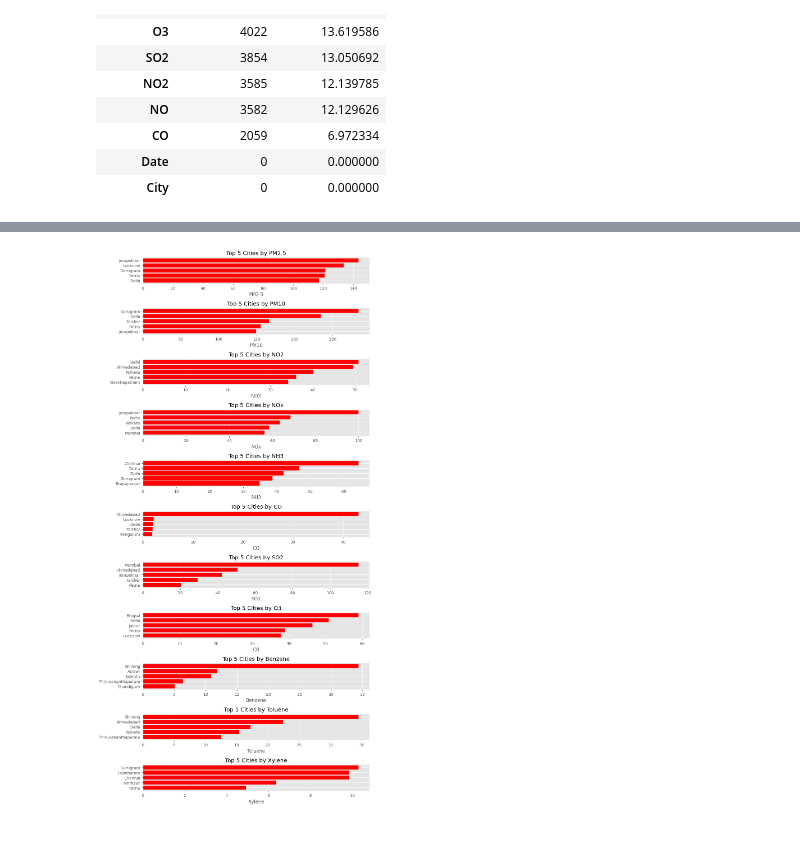
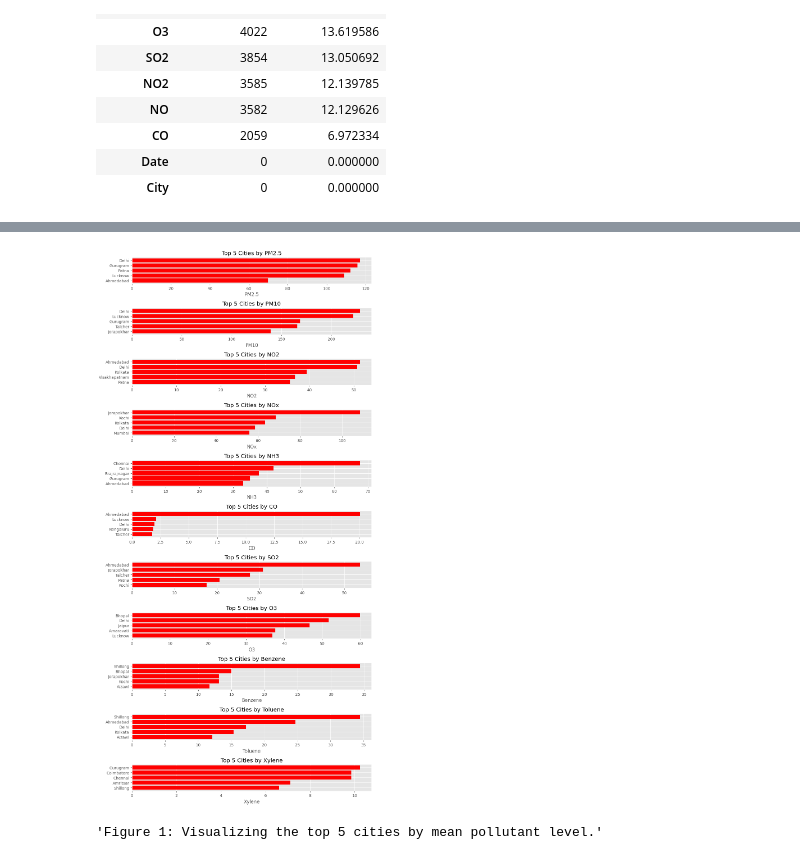
Before and after one commit to Medynal/Pollution, a Jupyter notebook: pollution_(2).ipynb, the cells around one changed output, grey strips where cells are left out. Cells and saved outputs as stored; diff of their text form; code cells hidden in the pictures.

```diff
--- a/pollution_(2).ipynb
+++ b/pollution_(2).ipynb
@@ -57 +59,9 @@ pollution_df
 29531 rows × 16 columns
+# %%
+#Handling Duplicates
+duplicate= pollution_df.duplicated().sum()
+if duplicate > 0:
+  pollution_df.drop_duplicates(inplace= True)
+  print(f'{duplicate} duplicates have been removed')
+else:
+  print('No duplicates found')
@@ -123,7 +225 @@ plt.show()
 pollution_df= pollution_df.sort_values(['City', 'Date'],ascending= [True, True])
-# %%
-pollutants = ["PM2.5","PM10","NO","NO2","NOx","NH3","CO","SO2","O3",
-              "Benzene","Toluene","Xylene", "AQI", "AQI_Bucket"]
-
-pollution_df[pollutants] = pollution_df.groupby(['City', 'year'])[pollutants].ffill().bfill()
-pollution_df.isna().sum()
@@ -148,0 +238,25 @@ dtype: int64
+# %%
+#handling Missing Values: pollutants and AQI
+pollutants = ["PM2.5","PM10","NO","NO2","NOx","NH3","CO","SO2","O3",
+              "Benzene","Toluene","Xylene", "AQI"]
+pollution_df[pollutants] = pollution_df.groupby(['City', 'month'])[pollutants].ffill().bfill()
+
+#handling Missing Values: AQI_Bucket
+def missing_bucket(row):
+    if 0 < row['AQI'] <= 50:
+        return 'Good'
+    elif 50 < row['AQI'] <= 100:
+        return 'Satisfactory'
+    elif 100 < row['AQI'] <= 200:
+        return 'Moderate'
+    elif 200 < row['AQI'] <= 300:
+        return 'Poor'
+    elif 300 < row['AQI'] <= 400:
+        return 'Very Poor'
+    else:
+        return 'Severe'
+
+pollution_df['AQI_Bucket'] = pollution_df['AQI_Bucket'].fillna(
+    pollution_df.apply(missing_bucket, axis=1))
+
+pollution_df.isna().sum()
@@ -192,30 +346,33 @@ pollution_df.describe().T
 | month | 29531.0 | 6.267143 | 1.0 | 3.0 | 6.0 | 9.0 | 12.0 | 3.431974 |
 | day | 29531.0 | 15.762758 | 1.0 | 8.0 | 16.0 | 23.0 | 31.0 | 8.804537 |
 # %%
-import pandas as pd
-import matplotlib.pyplot as plt
 plt.style.use('ggplot')
 
 pollutant_columns = ['PM2.5','PM10','NO2','NOx','NH3','CO', 'SO2','O3', 'Benzene', 'Toluene', 'Xylene']
 
 #Group by station and calculate mean pollutant concentrations
 mean_pollutant_by_city =pollution_df.groupby('City')[pollutant_columns].mean()
+#print(mean_pollutant_by_city)
 
 #Find the top 5 stations for each pollutant
 top_city = {}
 for pollutant in pollutant_columns:
     top_city[pollutant] = mean_pollutant_by_city[pollutant].sort_values(ascending=False).head(5)
+#print(top_city)
 
 # Step 3: Plotting
 fig, axes = plt.subplots(len(pollutant_columns), 1, figsize=(10, 20))
 
 for i, pollutant in enumerate(pollutant_columns):
     axes[i].barh(top_city[pollutant].index, top_city[pollutant].values, color='red')
     axes[i].set_title(f'Top 5 Cities by {pollutant}')
     axes[i].set_xlabel(f'{pollutant}')
     axes[i].invert_yaxis()  # Highest values on top
 
 plt.tight_layout()
 plt.show()
+
+'''Figure 1: Visualizing the top 5 cities by mean pollutant level.'''
 # %% [output]
-[figure, old version]
+[figure, new version]
+'Figure 1: Visualizing the top 5 cities by mean pollutant level.'
```
Also changed, not shown: parts of 37 cells of this notebook.
